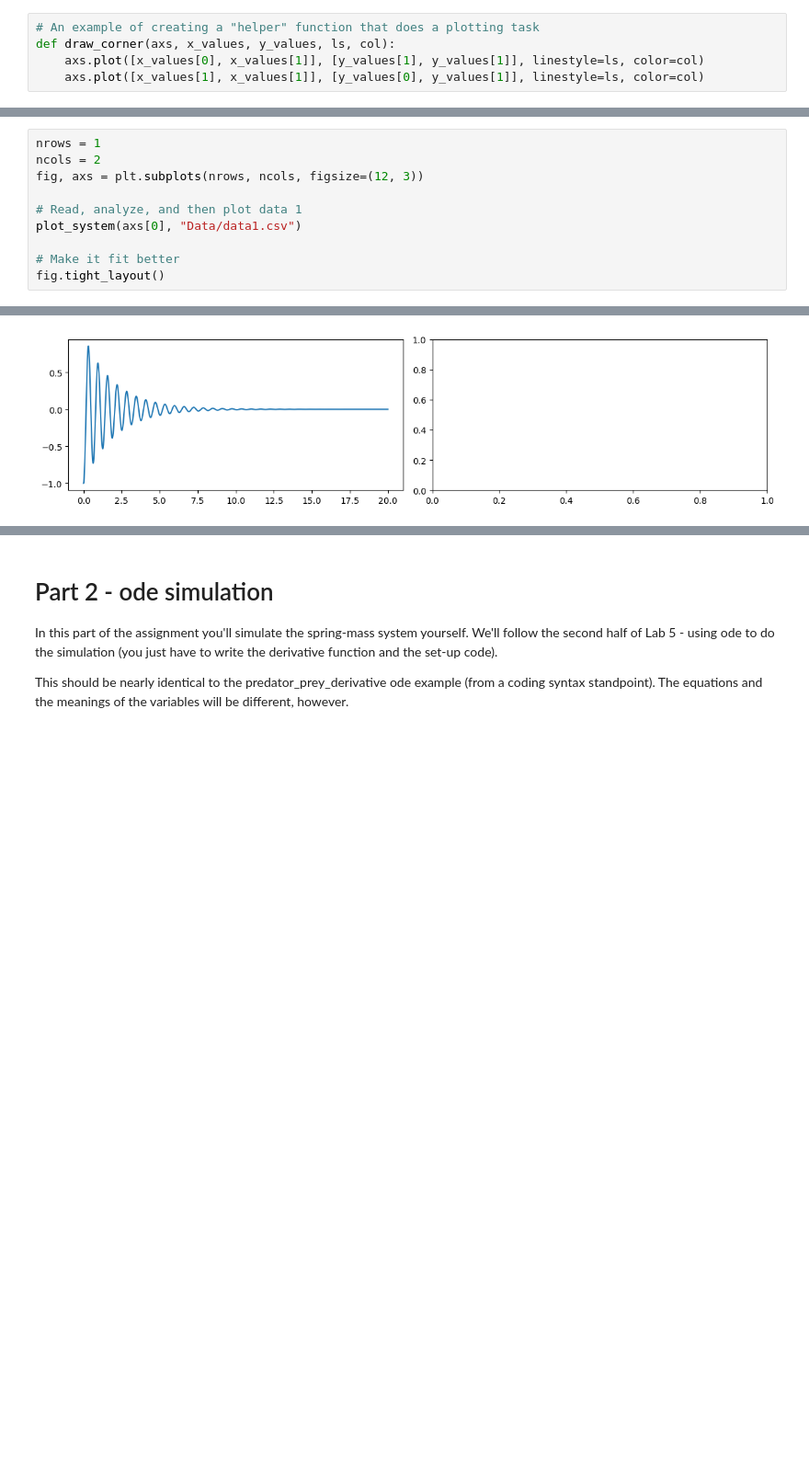
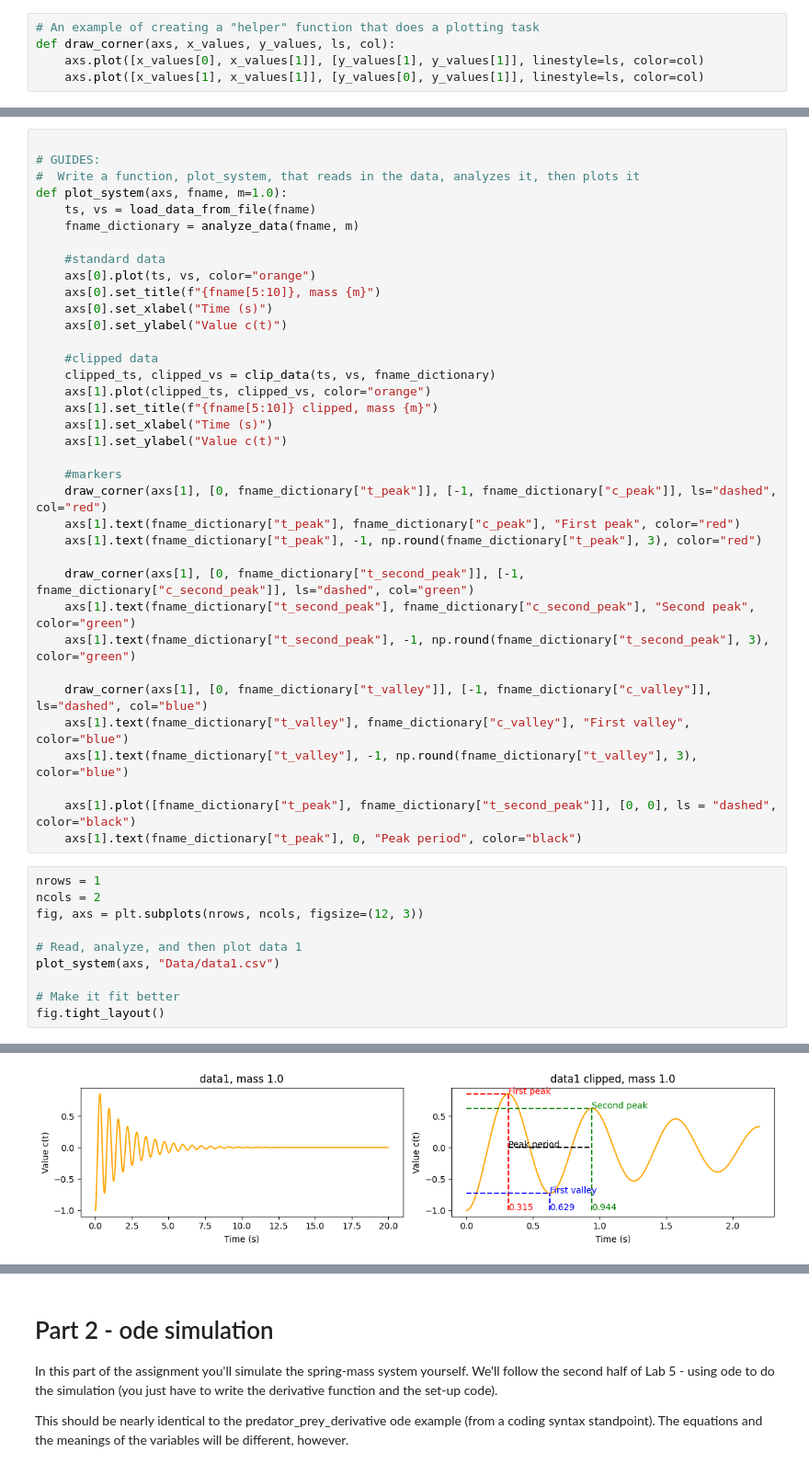
Before and after one commit to JPizzleDrizzle/JPIntroPythonProgramming, a Jupyter notebook: Week_4_fitting/HW_2_system_analysis.ipynb, the cells around one changed output, grey strips where cells are left out. Shown at 92% size. Drawn from its saved outputs; the diff is of its cells as text; blank space fills up the shorter version.

```diff
--- a/Week_4_fitting/HW_2_system_analysis.ipynb
+++ b/Week_4_fitting/HW_2_system_analysis.ipynb
@@ -315,10 +321,46 @@ def plot_system(axs, fname, m=1.0):
+# %%
+
+# GUIDES:
+#  Write a function, plot_system, that reads in the data, analyzes it, then plots it
+def plot_system(axs, fname, m=1.0):
+    ts, vs = load_data_from_file(fname)
+    fname_dictionary = analyze_data(fname, m)
+
+    #standard data
+    axs[0].plot(ts, vs, color="orange")
+    axs[0].set_title(f"{fname[5:10]}, mass {m}")
+    axs[0].set_xlabel("Time (s)")
+    axs[0].set_ylabel("Value c(t)")
+
+    #clipped data
+    clipped_ts, clipped_vs = clip_data(ts, vs, fname_dictionary)
+    axs[1].plot(clipped_ts, clipped_vs, color="orange")
+    axs[1].set_title(f"{fname[5:10]} clipped, mass {m}")
+    axs[1].set_xlabel("Time (s)")
+    axs[1].set_ylabel("Value c(t)")
+
+    #markers
+    draw_corner(axs[1], [0, fname_dictionary["t_peak"]], [-1, fname_dictionary["c_peak"]], ls="dashed", col="red")
+    axs[1].text(fname_dictionary["t_peak"], fname_dictionary["c_peak"], "First peak", color="red")
+    axs[1].text(fname_dictionary["t_peak"], -1, np.round(fname_dictionary["t_peak"], 3), color="red")
+
+    draw_corner(axs[1], [0, fname_dictionary["t_second_peak"]], [-1, fname_dictionary["c_second_peak"]], ls="dashed", col="green")
+    axs[1].text(fname_dictionary["t_second_peak"], fname_dictionary["c_second_peak"], "Second peak", color="green")
+    axs[1].text(fname_dictionary["t_second_peak"], -1, np.round(fname_dictionary["t_second_peak"], 3), color="green")
+
+    draw_corner(axs[1], [0, fname_dictionary["t_valley"]], [-1, fname_dictionary["c_valley"]], ls="dashed", col="blue")
+    axs[1].text(fname_dictionary["t_valley"], fname_dictionary["c_valley"], "First valley", color="blue")
+    axs[1].text(fname_dictionary["t_valley"], -1, np.round(fname_dictionary["t_valley"], 3), color="blue")
+
+    axs[1].plot([fname_dictionary["t_peak"], fname_dictionary["t_second_peak"]], [0, 0], ls = "dashed", color="black")
+    axs[1].text(fname_dictionary["t_peak"], 0, "Peak period", color="black")
 # %%
 nrows = 1
 ncols = 2
 fig, axs = plt.subplots(nrows, ncols, figsize=(12, 3))
 
 # Read, analyze, and then plot data 1
-plot_system(axs[0], "Data/data1.csv")
+plot_system(axs, "Data/data1.csv")
 
 # Make it fit better
 fig.tight_layout()
@@ -326,4 +369,4 @@ fig.tight_layout()
-[figure, old version]
+[figure, new version]
 # %%
 nrows = 1
 ncols = 2
```
Also changed, not shown: parts of 7 cells of this notebook.
